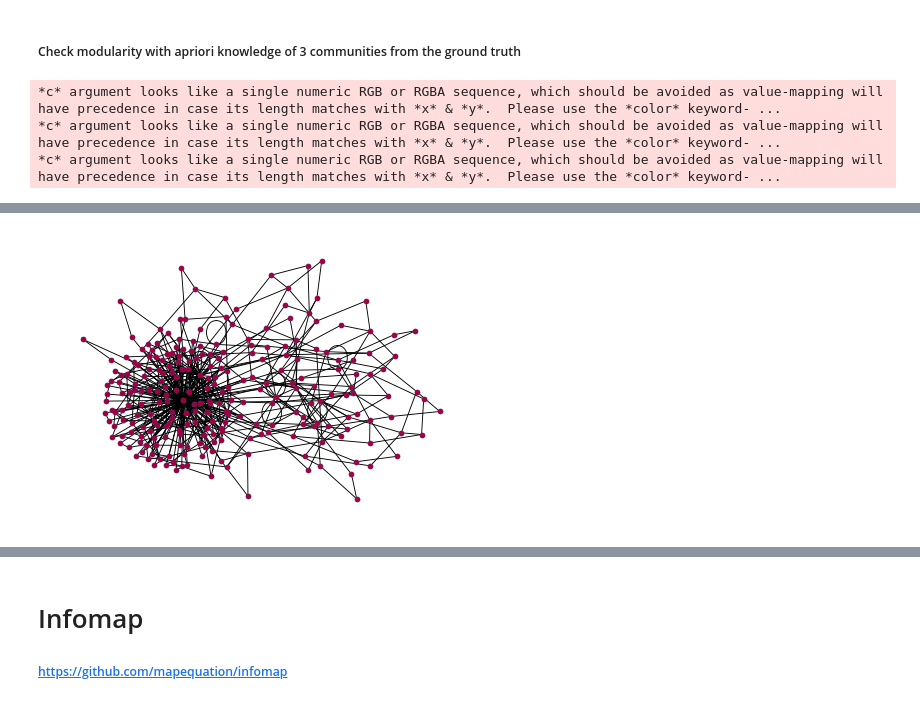
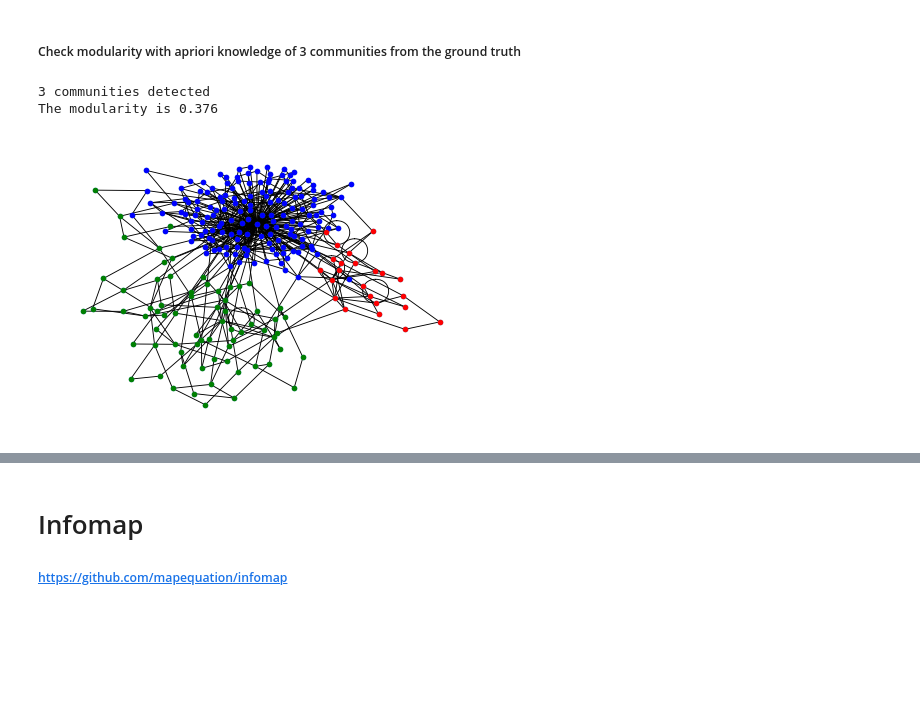
Before and after one commit to ozkilim/biological_community_detection, a Jupyter notebook: Processing/LFR.ipynb, the cells around one changed output, grey strips where cells are left out. Saved outputs shown, nothing was run; the diff lists cells and outputs as text; code cells hidden in the pictures; blank space fills up the shorter version.

```diff
--- a/Processing/LFR.ipynb
+++ b/Processing/LFR.ipynb
@@ -57,17 +62,16 @@ plt.show()
 # %%
 %%time
 partition_girvan_newman = girvan_newman(G)
 k=2 # if we have apriori knowledge of 3 groudn truth communities:
 for communities in itertools.islice(partition_girvan_newman, k):
-    partitions = tuple(sorted(c) for c in communities)
+    GN_partitions = tuple(sorted(c) for c in communities)
 
-print(partitions)
 
-GN_mod = nx_comm.modularity(G,partitions)
-print(f"{len(partitions)} communities detected")
+GN_mod = nx_comm.modularity(G,GN_partitions)
+print(f"{len(GN_partitions)} communities detected")
 print(f"The modularity is {GN_mod:.3}")
-presentCommunities(G,partitions)
+presentCommunities(G,GN_partitions)
 # %% [output]
-*c* argument looks like a single numeric RGB or RGBA sequence, which should be avoided as value-mapping will have precedence in case its length matches with *x* & *y*.  Please use the *color* keyword- ...
-*c* argument looks like a single numeric RGB or RGBA sequence, which should be avoided as value-mapping will have precedence in case its length matches with *x* & *y*.  Please use the *color* keyword- ...
-*c* argument looks like a single numeric RGB or RGBA sequence, which should be avoided as value-mapping will have precedence in case its length matches with *x* & *y*.  Please use the *color* keyword- ...
+3 communities detected
+The modularity is 0.376
+[figure, new version]
@@ -77 +79,0 @@ The modularity is 0.376
-[figure, old version]
```
Also changed, not shown: parts of 8 cells of this notebook, 1 other file.
